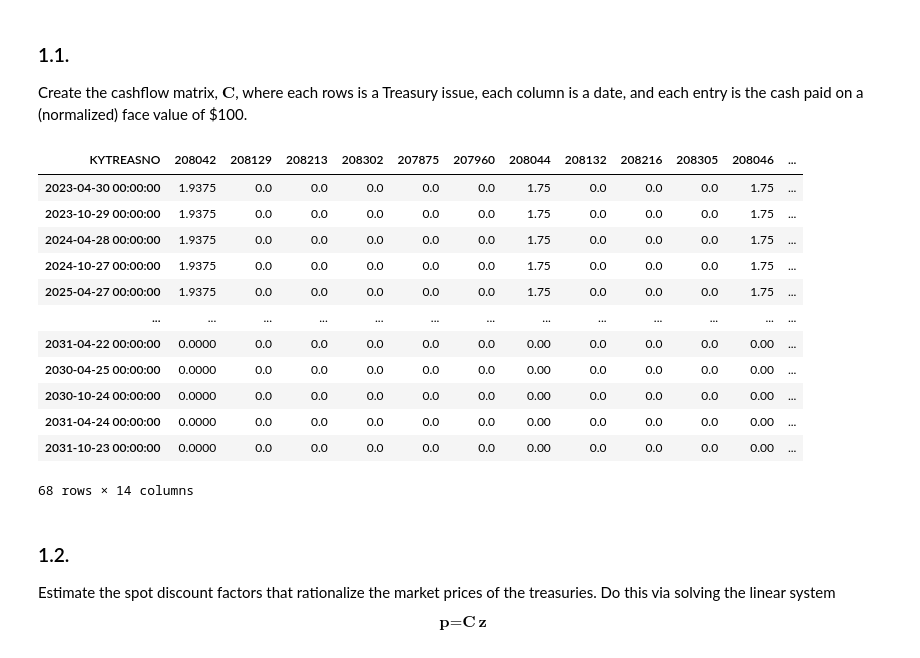
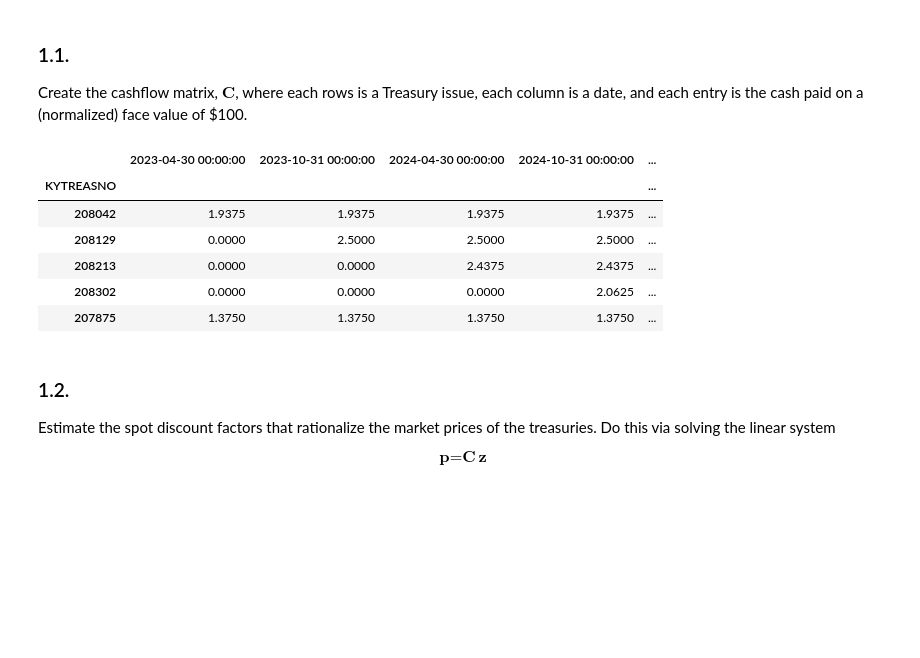
Before and after one commit to ekopen/finm-fixedincome-2025, a Jupyter notebook: homework/Homework 1.ipynb, the cells around one changed output. Drawn from its saved outputs; the diff is of its cells as text; code cells hidden in the pictures; blank space fills up the shorter version.

```diff
--- a/homework/Homework 1.ipynb
+++ b/homework/Homework 1.ipynb
@@ -48,57 +54,50 @@ Timestamp('2026-04-30 00:00:00')
 
 Create the cashflow matrix, $\textbf{C}$, where each rows is a Treasury issue, each column is a date, and each entry is the cash paid on a (normalized) face value of \$100.
 # %%
-from datetime import timedelta
+
 import pandas as pd
 
 face_value = 100
 annual_payment_freq = 2
 
 def payment_dates(issue_date, maturity_date, freq):
-    dates = []
     current_date = pd.to_datetime(issue_date)
     maturity_date = pd.to_datetime(maturity_date)
-    while current_date <= maturity_date:
-        dates.append(current_date)
-        current_date += timedelta(days=365 // freq)
+    dates = pd.date_range(start=current_date, end=maturity_date, freq='6ME')
     return dates
 
 def cashflows(row):
     dates = payment_dates(row['issue date'], row["maturity date"], annual_payment_freq)
     cashflows = []
     coupon = (row["cpn rate"] / 100) * face_value / annual_payment_freq
 
     for date in dates:
         if date == pd.to_datetime(row['maturity date']):
             cashflows.append(coupon + face_value)
         else:
             cashflows.append(coupon)
 
     return pd.Series(data=cashflows, index=dates)
 
 cashflow_matrix = pd.DataFrame()
 
 for _, bond in quotes_df.iterrows():
     bond_cashflows = cashflows(bond)
     cashflow_matrix = pd.concat([cashflow_matrix, bond_cashflows], axis=1)
 
 cashflow_matrix.fillna(0, inplace=True)
 cashflow_matrix.columns = quotes_df['KYTREASNO']
-cashflow_matrix
+
+cashflow_matrix = cashflow_matrix.transpose()
+cashflow_matrix.head()
 # %% [output]
-| KYTREASNO | 208042 | 208129 | 208213 | 208302 | 207875 | 207960 | 208044 | 208132 | 208216 | 208305 | 208046 | ... |
-| 2023-04-30 00:00:00 | 1.9375 | 0.0 | 0.0 | 0.0 | 0.0 | 0.0 | 1.75 | 0.0 | 0.0 | 0.0 | 1.75 | ... |
-| 2023-10-29 00:00:00 | 1.9375 | 0.0 | 0.0 | 0.0 | 0.0 | 0.0 | 1.75 | 0.0 | 0.0 | 0.0 | 1.75 | ... |
-| 2024-04-28 00:00:00 | 1.9375 | 0.0 | 0.0 | 0.0 | 0.0 | 0.0 | 1.75 | 0.0 | 0.0 | 0.0 | 1.75 | ... |
-| 2024-10-27 00:00:00 | 1.9375 | 0.0 | 0.0 | 0.0 | 0.0 | 0.0 | 1.75 | 0.0 | 0.0 | 0.0 | 1.75 | ... |
-| 2025-04-27 00:00:00 | 1.9375 | 0.0 | 0.0 | 0.0 | 0.0 | 0.0 | 1.75 | 0.0 | 0.0 | 0.0 | 1.75 | ... |
-| ... | ... | ... | ... | ... | ... | ... | ... | ... | ... | ... | ... | ... |
-| 2031-04-22 00:00:00 | 0.0000 | 0.0 | 0.0 | 0.0 | 0.0 | 0.0 | 0.00 | 0.0 | 0.0 | 0.0 | 0.00 | ... |
-| 2030-04-25 00:00:00 | 0.0000 | 0.0 | 0.0 | 0.0 | 0.0 | 0.0 | 0.00 | 0.0 | 0.0 | 0.0 | 0.00 | ... |
-| 2030-10-24 00:00:00 | 0.0000 | 0.0 | 0.0 | 0.0 | 0.0 | 0.0 | 0.00 | 0.0 | 0.0 | 0.0 | 0.00 | ... |
-| 2031-04-24 00:00:00 | 0.0000 | 0.0 | 0.0 | 0.0 | 0.0 | 0.0 | 0.00 | 0.0 | 0.0 | 0.0 | 0.00 | ... |
-| 2031-10-23 00:00:00 | 0.0000 | 0.0 | 0.0 | 0.0 | 0.0 | 0.0 | 0.00 | 0.0 | 0.0 | 0.0 | 0.00 | ... |
+|  | 2023-04-30 00:00:00 | 2023-10-31 00:00:00 | 2024-04-30 00:00:00 | 2024-10-31 00:00:00 | ... |
+| KYTREASNO |  |  |  |  | ... |
+| 208042 | 1.9375 | 1.9375 | 1.9375 | 1.9375 | ... |
+| 208129 | 0.0000 | 2.5000 | 2.5000 | 2.5000 | ... |
+| 208213 | 0.0000 | 0.0000 | 2.4375 | 2.4375 | ... |
+| 208302 | 0.0000 | 0.0000 | 0.0000 | 2.0625 | ... |
+| 207875 | 1.3750 | 1.3750 | 1.3750 | 1.3750 | ... |
-68 rows × 14 columns
 # %% [markdown]
 ### 1.2.
 
```
Also changed, not shown: parts of 10 cells of this notebook.
